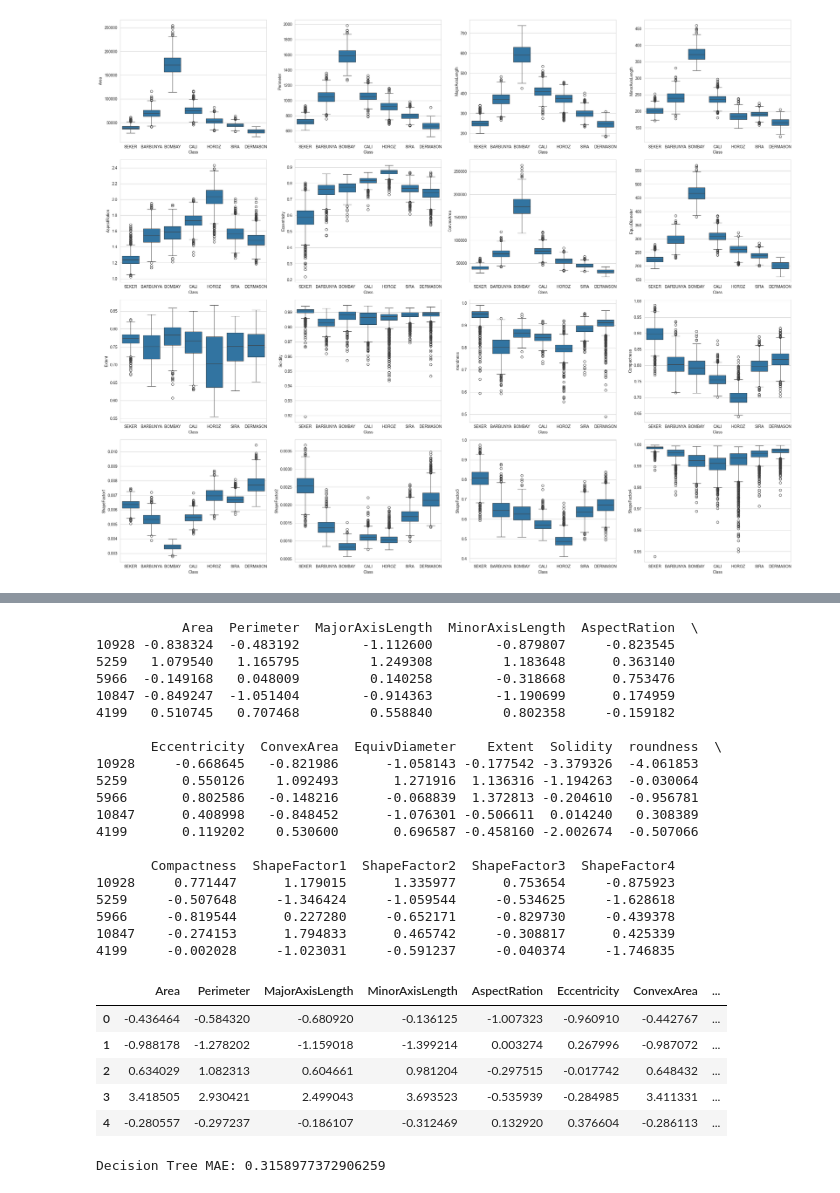
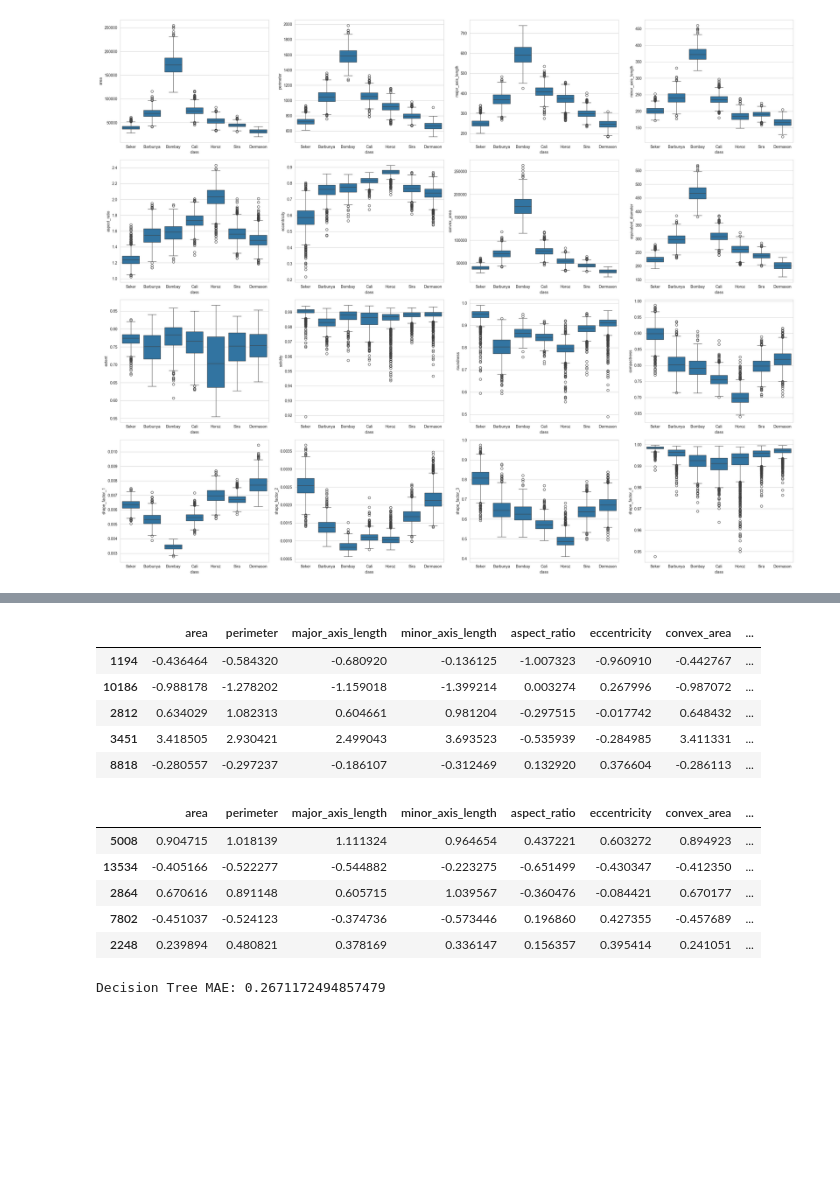
Before and after one commit to lukeeaton/ml_project_repo, a Jupyter notebook: ml_assessment.ipynb, the cells around one changed output, grey strips where cells are left out. Saved outputs shown, nothing was run; the diff lists cells and outputs as text; code cells hidden in the pictures; blank space fills up the shorter version.

```diff
--- a/ml_assessment.ipynb
+++ b/ml_assessment.ipynb
@@ -228 +221,8 @@ NameError: name 'data' is not defined
+# %%
+# Removing outliers
+der_rou_filt = (df['roundness'] < 0.5) & (df['class'] == 'Dermason')
+sek_sol_filt = (df['solidity'] < 0.93) & (df['class'] == 'Seker')
+sek_sf4_filt = (df['shape_factor_4'] < 0.95) & (df['class'] == 'Seker')
+
+df = df.loc[~der_rou_filt & ~sek_sol_filt & ~sek_sf4_filt]
 # %%
@@ -237,14 +237,19 @@ NameError: name 'data' is not defined
 # %%
 # Label encoding target column
 label_encoder = LabelEncoder()
-data['Class'] = label_encoder.fit_transform(data['Class'])
+df['class'] = label_encoder.fit_transform(df['class'])
 
-unique_labels = data['Class'].unique()
-print(unique_labels)
-
+unique_labels = df['class'].unique()
+print("The labels are: ", unique_labels)
+print("The classes are: ", unique_classes)
 label_dict = {}
 for i, classes in enumerate(unique_classes):
-    label_dict[classes] = unique_labels[i]
+    label_dict[unique_labels[i]] = classes
 
-print(label_dict)
+print("\nLabel Dictionary: ", label_dict)
+
+# Compare the label counts to the class counts to check that the dictionary keys & values are assigned correctly
+label_counts = df['class'].value_counts()
+print(label_counts)
+print(class_counts)
 # %% [output]
@@ -259,52 +273,43 @@ sns.countplot(x=data['Class'])
 # %%
 # Data preprocessing - splitting data
-X = data.copy()
-y = X.pop('Class')
+X = df.copy()
+y = X.pop('class')
 
 X_train, X_valid, y_train, y_valid = train_test_split(X, y, random_state=seed)
 # %%
 # Imputing not needed, as no missing values - ADD THESE
 # Encoding not needed, as no categorical features
 # Not making pipeline, as there is only the scaling step
 scaler = StandardScaler()
 
 X_train = pd.DataFrame(scaler.fit_transform(X_train), index=X_train.index)
 X_train.columns = feature_names
 
 X_valid = pd.DataFrame(scaler.transform(X_valid), index=X_valid.index)
 X_valid.columns = feature_names
-print(X_valid.head())
-X_train_scaled.head()
+
+# Check that the training set has scaled correctly
+X_train.head()
 # %% [output]
-           Area  Perimeter  MajorAxisLength  MinorAxisLength  AspectRation  \
-10928 -0.838324  -0.483192        -1.112600        -0.879807     -0.823545
-5259   1.079540   1.165795         1.249308         1.183648      0.363140
-5966  -0.149168   0.048009         0.140258        -0.318668      0.753476
-10847 -0.849247  -1.051404        -0.914363        -1.190699      0.174959
-4199   0.510745   0.707468         0.558840         0.802358     -0.159182
-
-       Eccentricity  ConvexArea  EquivDiameter    Extent  Solidity  roundness  \
-10928     -0.668645   -0.821986      -1.058143 -0.177542 -3.379326  -4.061853
-5259       0.550126    1.092493       1.271916  1.136316 -1.194263  -0.030064
-5966       0.802586   -0.148216      -0.068839  1.372813 -0.204610  -0.956781
-10847      0.408998   -0.848452      -1.076301 -0.506611  0.014240   0.308389
-4199       0.119202    0.530600       0.696587 -0.458160 -2.002674  -0.507066
-
-       Compactness  ShapeFactor1  ShapeFactor2  ShapeFactor3  ShapeFactor4
-10928     0.771447      1.179015      1.335977      0.753654     -0.875923
-5259     -0.507648     -1.346424     -1.059544     -0.534625     -1.628618
-5966     -0.819544      0.227280     -0.652171     -0.829730     -0.439378
-10847    -0.274153      1.794833      0.465742     -0.308817      0.425339
-4199     -0.002028     -1.023031     -0.591237     -0.040374     -1.746835
-|  | Area | Perimeter | MajorAxisLength | MinorAxisLength | AspectRation | Eccentricity | ConvexArea | ... |
-| 0 | -0.436464 | -0.584320 | -0.680920 | -0.136125 | -1.007323 | -0.960910 | -0.442767 | ... |
-| 1 | -0.988178 | -1.278202 | -1.159018 | -1.399214 | 0.003274 | 0.267996 | -0.987072 | ... |
-| 2 | 0.634029 | 1.082313 | 0.604661 | 0.981204 | -0.297515 | -0.017742 | 0.648432 | ... |
-| 3 | 3.418505 | 2.930421 | 2.499043 | 3.693523 | -0.535939 | -0.284985 | 3.411331 | ... |
-| 4 | -0.280557 | -0.297237 | -0.186107 | -0.312469 | 0.132920 | 0.376604 | -0.286113 | ... |
+|  | area | perimeter | major_axis_length | minor_axis_length | aspect_ratio | eccentricity | convex_area | ... |
+| 1194 | -0.436464 | -0.584320 | -0.680920 | -0.136125 | -1.007323 | -0.960910 | -0.442767 | ... |
+| 10186 | -0.988178 | -1.278202 | -1.159018 | -1.399214 | 0.003274 | 0.267996 | -0.987072 | ... |
+| 2812 | 0.634029 | 1.082313 | 0.604661 | 0.981204 | -0.297515 | -0.017742 | 0.648432 | ... |
+| 3451 | 3.418505 | 2.930421 | 2.499043 | 3.693523 | -0.535939 | -0.284985 | 3.411331 | ... |
+| 8818 | -0.280557 | -0.297237 | -0.186107 | -0.312469 | 0.132920 | 0.376604 | -0.286113 | ... |
+# %%
+# Check that the validation set has scaled correctly
+X_valid.head()
+# %% [output]
+|  | area | perimeter | major_axis_length | minor_axis_length | aspect_ratio | eccentricity | convex_area | ... |
+| 5008 | 0.904715 | 1.018139 | 1.111324 | 0.964654 | 0.437221 | 0.603272 | 0.894923 | ... |
+| 13534 | -0.405166 | -0.522277 | -0.544882 | -0.223275 | -0.651499 | -0.430347 | -0.412350 | ... |
+| 2864 | 0.670616 | 0.891148 | 0.605715 | 1.039567 | -0.360476 | -0.084421 | 0.670177 | ... |
+| 7802 | -0.451037 | -0.524123 | -0.374736 | -0.573446 | 0.196860 | 0.427355 | -0.457689 | ... |
+| 2248 | 0.239894 | 0.480821 | 0.378169 | 0.336147 | 0.156357 | 0.395414 | 0.241051 | ... |
 # %%
 # Decision Tree model
-tree_model = DecisionTreeRegressor(random_state = seed)
+tree_model = DecisionTreeRegressor(random_state=seed)
 
 tree_model.fit(X_train, y_train)
 
@@ -313,7 +318,7 @@ tree_y_preds = tree_model.predict(X_valid)
 tree_mae = mean_absolute_error(y_valid, tree_y_preds)
 print(f"Decision Tree MAE: {tree_mae}")
 # %% [output]
-Decision Tree MAE: 0.3158977372906259
+Decision Tree MAE: 0.2671172494857479
 # %%
 # Random Forest model
 forest_model = RandomForestRegressor(random_state=seed)
```
Also changed, not shown: parts of 12 cells of this notebook.
